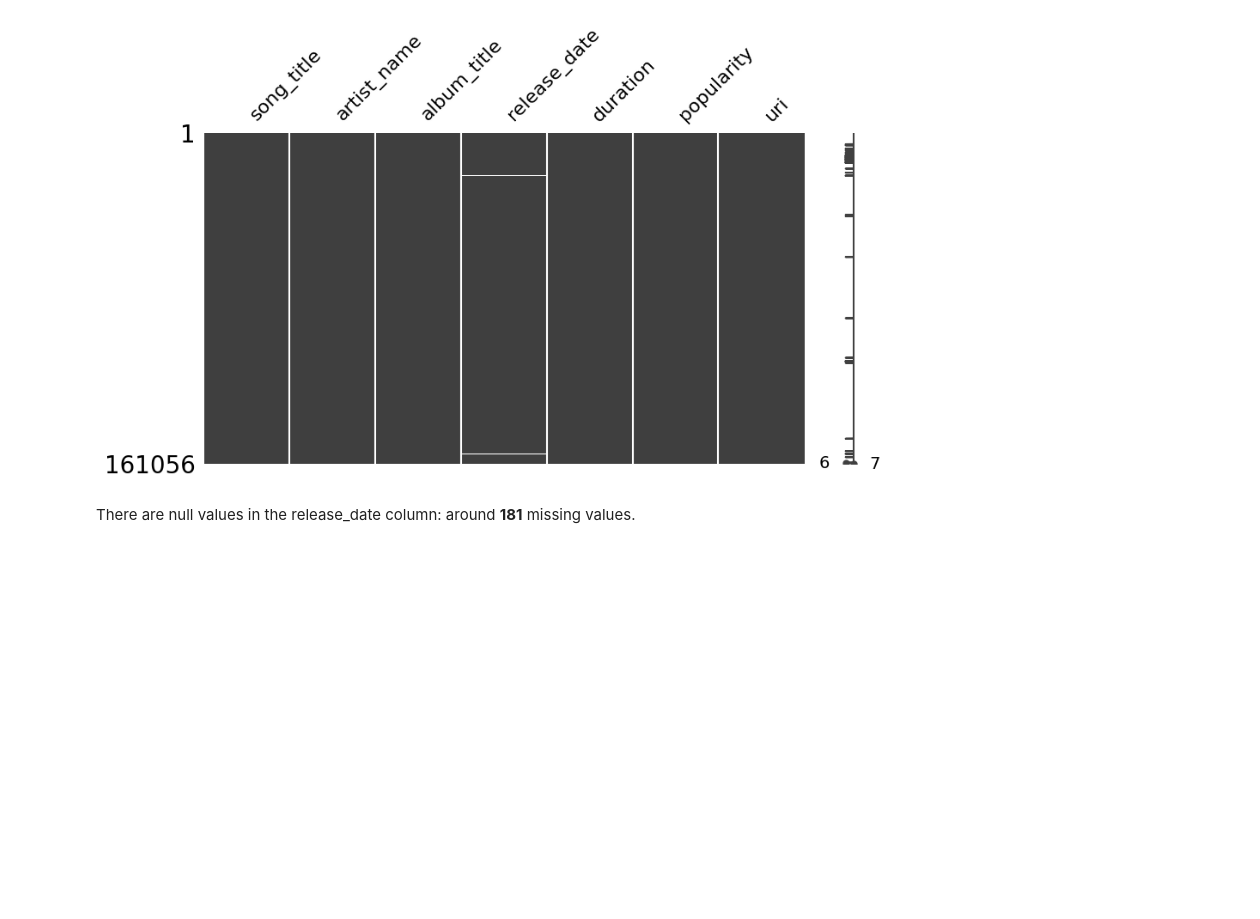
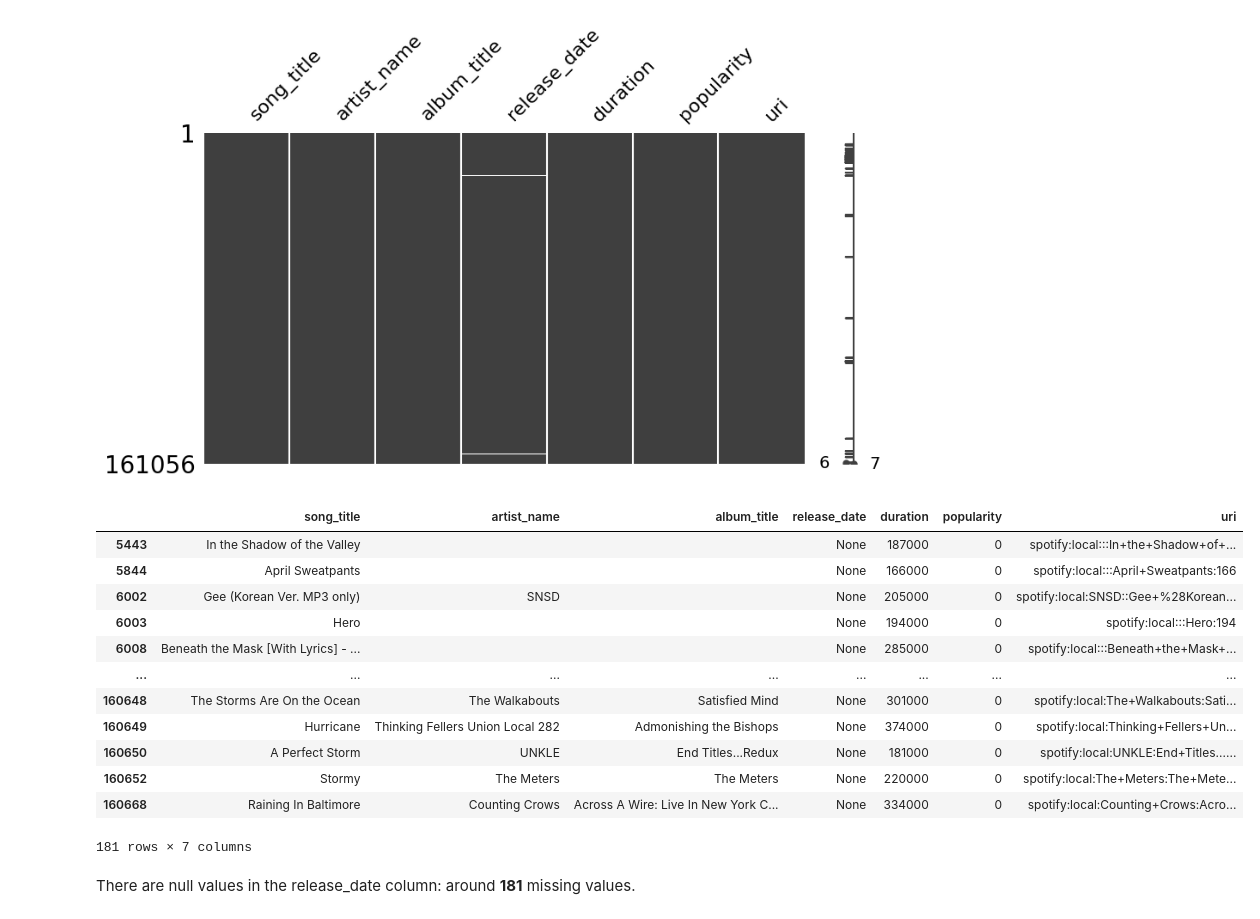
Before and after one commit to dapniii/DATA102-Spotify-Recommendation-System, a Jupyter notebook: main_project.ipynb, the cells around one changed output. Saved outputs shown, nothing was run; the diff lists cells and outputs as text; code cells hidden in the pictures; blank space fills up the shorter version.

```diff
--- a/main_project.ipynb
+++ b/main_project.ipynb
@@ -88,6 +101,24 @@ msno.matrix(tracks_df, figsize=(10,5))
 # %% [output]
 <AxesSubplot: >
 [figure]
+# %%
+#  display rows with missing release_date
+missing_rows = tracks_df["release_date"].isnull()
+tracks_df[missing_rows]
+# %% [output]
+|  | song_title | artist_name | album_title | release_date | duration | popularity | uri |
+| 5443 | In the Shadow of the Valley |  |  | None | 187000 | 0 | spotify:local:::In+the+Shadow+of+... |
+| 5844 | April Sweatpants |  |  | None | 166000 | 0 | spotify:local:::April+Sweatpants:166 |
+| 6002 | Gee (Korean Ver. MP3 only) | SNSD |  | None | 205000 | 0 | spotify:local:SNSD::Gee+%28Korean... |
+| 6003 | Hero |  |  | None | 194000 | 0 | spotify:local:::Hero:194 |
+| 6008 | Beneath the Mask [With Lyrics] - ... |  |  | None | 285000 | 0 | spotify:local:::Beneath+the+Mask+... |
+| ... | ... | ... | ... | ... | ... | ... | ... |
+| 160648 | The Storms Are On the Ocean | The Walkabouts | Satisfied Mind | None | 301000 | 0 | spotify:local:The+Walkabouts:Sati... |
+| 160649 | Hurricane | Thinking Fellers Union Local 282 | Admonishing the Bishops | None | 374000 | 0 | spotify:local:Thinking+Fellers+Un... |
+| 160650 | A Perfect Storm | UNKLE | End Titles...Redux | None | 181000 | 0 | spotify:local:UNKLE:End+Titles...... |
+| 160652 | Stormy | The Meters | The Meters | None | 220000 | 0 | spotify:local:The+Meters:The+Mete... |
+| 160668 | Raining In Baltimore | Counting Crows | Across A Wire: Live In New York C... | None | 334000 | 0 | spotify:local:Counting+Crows:Acro... |
+181 rows × 7 columns
 # %% [markdown]
 There are null values in the release_date column: around <b>181</b> missing values.
 # %%
```
Also changed, not shown: parts of 22 cells of this notebook.
